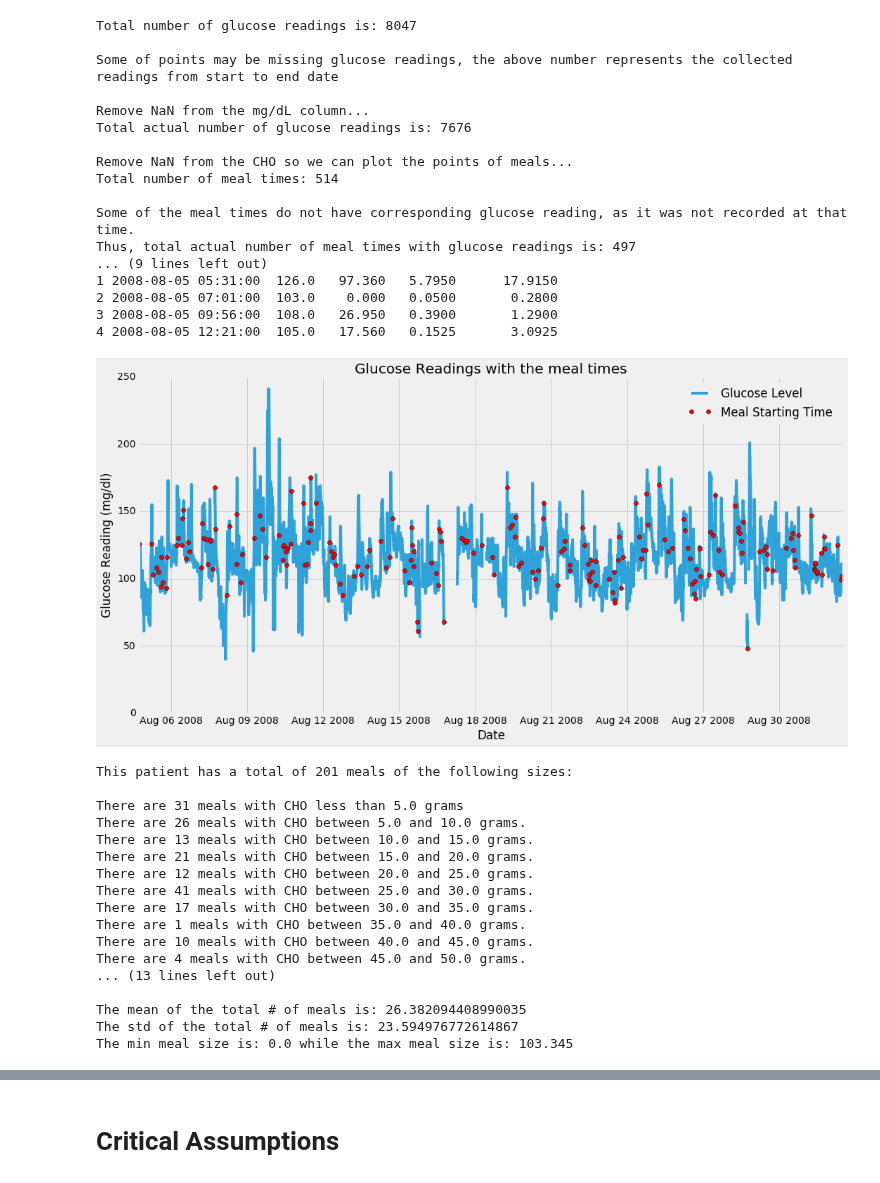
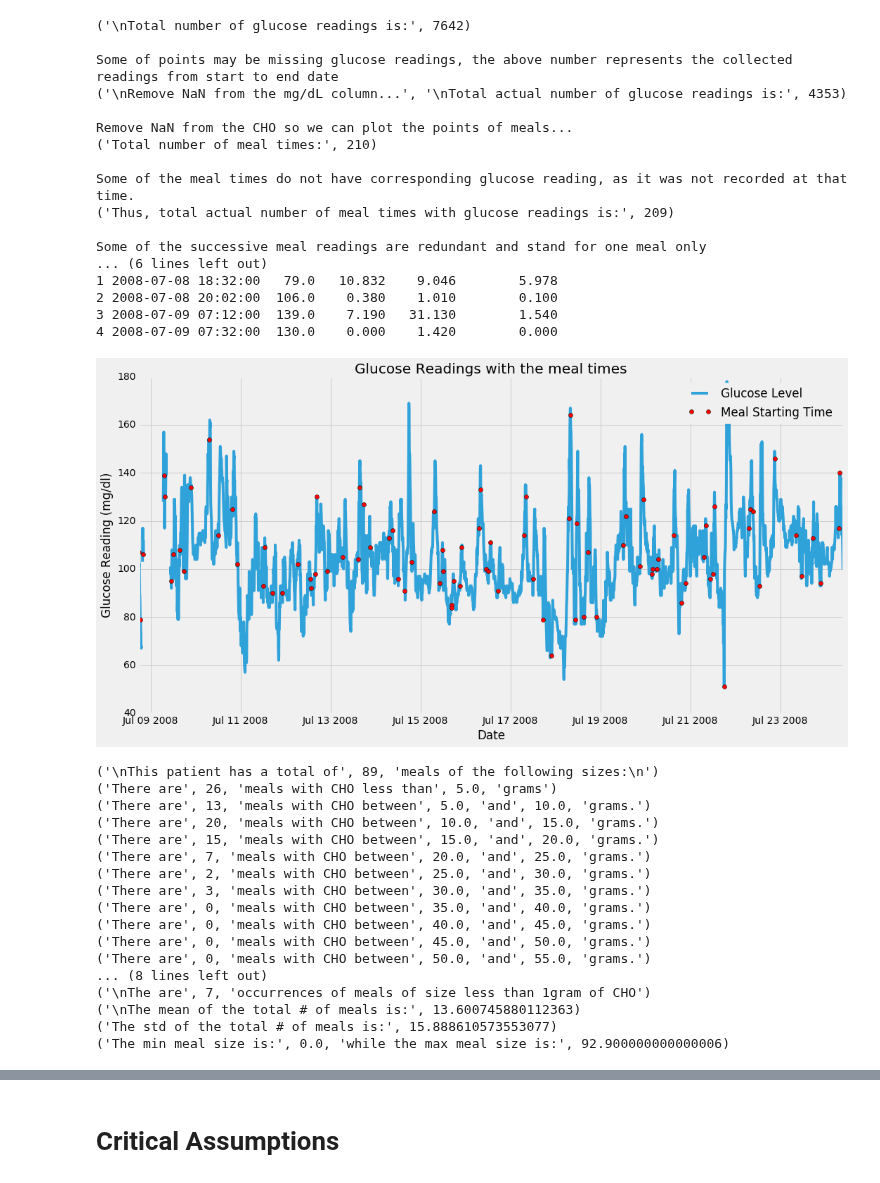
Before and after one commit to SalChem/Diabetic-Project, a Jupyter notebook: Smoothing and Filtering.ipynb, the cells around one changed output, grey strips where cells are left out. Drawn from its saved outputs; the diff is of its cells as text; code cells hidden in the pictures.

```diff
--- a/Smoothing and Filtering.ipynb
+++ b/Smoothing and Filtering.ipynb
@@ -13,14 +13,16 @@ import pandas as pd
 #This is graph line style, from Nate silver
 plt.style.use('fivethirtyeight')
 
-#other path is C:\Users\engadmin\Desktop\Diabetes  Project Code\Input\input
-_DATA_DIR = r'/Users/administrator/Desktop/New Git Diabetes/Input/input'
-_FIG_DIR = r'/Users/administrator/Desktop/New Git Diabetes/figures'
+#_DATA_DIR = r'/Users/administrator/Desktop/New Git Diabetes/Input/input'
+#_FIG_DIR = r'/Users/administrator/Desktop/New Git Diabetes/figures'
+_DATA_DIR = r'C:\Users\engadmin\Desktop\Diabetes  Project Code\Input\input'
+_FIG_DIR = r'C:\Users\engadmin\Desktop\Diabetes  Project Code\figures'
+
 
 if not os.path.exists(_FIG_DIR):
     os.makedirs(_FIG_DIR)
 
-_GULCOSE_DATA_PATH = os.path.join(_DATA_DIR, 'P5.csv')
+_GULCOSE_DATA_PATH = os.path.join(_DATA_DIR, 'P2.csv')
 fields = ["Date", "mg/dL", "CHO (g)", "Fat (g)", "Protein (g)"]
 df_P1 = pd.read_csv(_GULCOSE_DATA_PATH, parse_dates=['Date'], usecols = fields) #read and prase Date col as dataTimes object
 df_P1 = df_P1.sort(['Date'])
@@ -85,45 +87,45 @@ for i, x in enumerate(df_P13['CHO (g)']):
 
 #resetting dataframe index (1,2,3...)
 df_P14 = df_P14.reset_index(drop=True)
 print ("There are", df_P14['CHO (g)'].size, " unredundant recorded glucose readings with meal times.\n")
 
 print (df_P14.head())
 #print df_P14
 
 #reindexing the dataframe with the Date column-- This will remove Date column but that is needed for graphing
 #df_P14 = df_P14.set_index('Date')
 
 plt.figure(figsize=_FIG_SIZE)
 plt.plot_date(df_P1.Date, df_P1['mg/dL'], '-', label="Glucose Level");
 plt.plot_date(df_P14.Date, df_P14['mg/dL'], 'ro', label="Meal Starting Time")
 plt.xlabel('Date')
 plt.ylabel('Glucose Reading (mg/dl)')
 plt.legend(loc='upper right')
 title = 'Glucose Readings with the meal times'
 plt.title(title);
 #change title to include date of first index and last index
 #title = 'Glucose readings for P1 between {} - 2008-07-27'.format(_BEGINNING_DATE)
 fig_path = os.path.join(_FIG_DIR, _file_format(title))
 plt.savefig(fig_path, dpi=_FIG_DPI)
 # %% [output]
-Total number of glucose readings is: 8047
+('\nTotal number of glucose readings is:', 7642)
 
 Some of points may be missing glucose readings, the above number represents the collected readings from start to end date
-
-Remove NaN from the mg/dL column...
-Total actual number of glucose readings is: 7676
+('\nRemove NaN from the mg/dL column...', '\nTotal actual number of glucose readings is:', 4353)
 
 Remove NaN from the CHO so we can plot the points of meals...
-Total number of meal times: 514
+('Total number of meal times:', 210)
 
 Some of the meal times do not have corresponding glucose reading, as it was not recorded at that time.
-Thus, total actual number of meal times with glucose readings is: 497
-... (9 lines left out)
-1 2008-08-05 05:31:00  126.0   97.360   5.7950      17.9150
-2 2008-08-05 07:01:00  103.0    0.000   0.0500       0.2800
-3 2008-08-05 09:56:00  108.0   26.950   0.3900       1.2900
-4 2008-08-05 12:21:00  105.0   17.560   0.1525       3.0925
+('Thus, total actual number of meal times with glucose readings is:', 209)
+
+Some of the successive meal readings are redundant and stand for one meal only
+... (6 lines left out)
+1 2008-07-08 18:32:00   79.0   10.832    9.046        5.978
+2 2008-07-08 20:02:00  106.0    0.380    1.010        0.100
+3 2008-07-09 07:12:00  139.0    7.190   31.130        1.540
+4 2008-07-09 07:32:00  130.0    0.000    1.420        0.000
-[figure, old version]
+[figure, new version]
 # %%
 import bisect
 #Count number of meals within
@@ -163,23 +165,23 @@ print ("\nThe mean of the total # of meals is:",df_P14['CHO (g)'].mean())
 print ("The std of the total # of meals is:",df_P14['CHO (g)'].std())
 print ("The min meal size is:",df_P14['CHO (g)'].min(), "while the max meal size is:", df_P14['CHO (g)'].max())
 # %% [output]
-This patient has a total of 201 meals of the following sizes:
-
-There are 31 meals with CHO less than 5.0 grams
-There are 26 meals with CHO between 5.0 and 10.0 grams.
-There are 13 meals with CHO between 10.0 and 15.0 grams.
-There are 21 meals with CHO between 15.0 and 20.0 grams.
-There are 12 meals with CHO between 20.0 and 25.0 grams.
-There are 41 meals with CHO between 25.0 and 30.0 grams.
-There are 17 meals with CHO between 30.0 and 35.0 grams.
-There are 1 meals with CHO between 35.0 and 40.0 grams.
-There are 10 meals with CHO between 40.0 and 45.0 grams.
-There are 4 meals with CHO between 45.0 and 50.0 grams.
-... (13 lines left out)
-
-The mean of the total # of meals is: 26.382094408990035
-The std of the total # of meals is: 23.594976772614867
-The min meal size is: 0.0 while the max meal size is: 103.345
+('\nThis patient has a total of', 89, 'meals of the following sizes:\n')
+('There are', 26, 'meals with CHO less than', 5.0, 'grams')
+('There are', 13, 'meals with CHO between', 5.0, 'and', 10.0, 'grams.')
+('There are', 20, 'meals with CHO between', 10.0, 'and', 15.0, 'grams.')
+('There are', 15, 'meals with CHO between', 15.0, 'and', 20.0, 'grams.')
+('There are', 7, 'meals with CHO between', 20.0, 'and', 25.0, 'grams.')
+('There are', 2, 'meals with CHO between', 25.0, 'and', 30.0, 'grams.')
+('There are', 3, 'meals with CHO between', 30.0, 'and', 35.0, 'grams.')
+('There are', 0, 'meals with CHO between', 35.0, 'and', 40.0, 'grams.')
+('There are', 0, 'meals with CHO between', 40.0, 'and', 45.0, 'grams.')
+('There are', 0, 'meals with CHO between', 45.0, 'and', 50.0, 'grams.')
+('There are', 0, 'meals with CHO between', 50.0, 'and', 55.0, 'grams.')
+... (8 lines left out)
+('\nThe are', 7, 'occurrences of meals of size less than 1gram of CHO')
+('\nThe mean of the total # of meals is:', 13.600745880112363)
+('The std of the total # of meals is:', 15.888610573553077)
+('The min meal size is:', 0.0, 'while the max meal size is:', 92.900000000000006)
 # %%
 n, bins, patches = plt.hist(df_P14['CHO (g)'], 20, facecolor='green', alpha=1)
 
```
Also changed, not shown: parts of 5 cells of this notebook.
